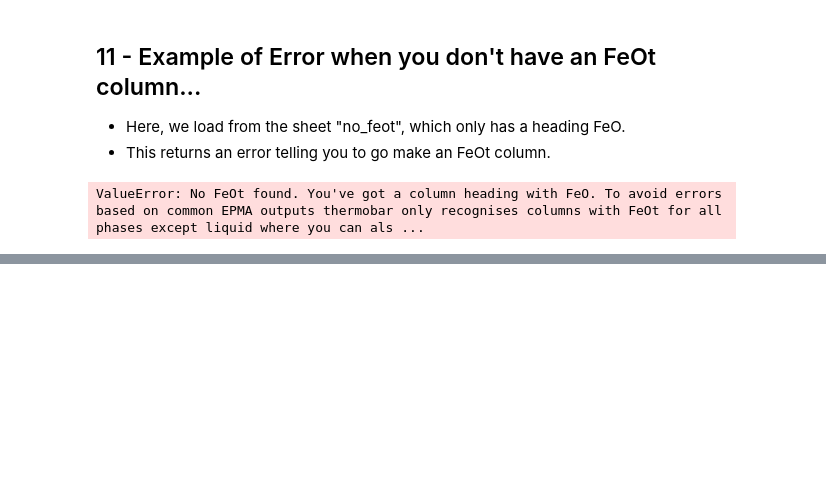
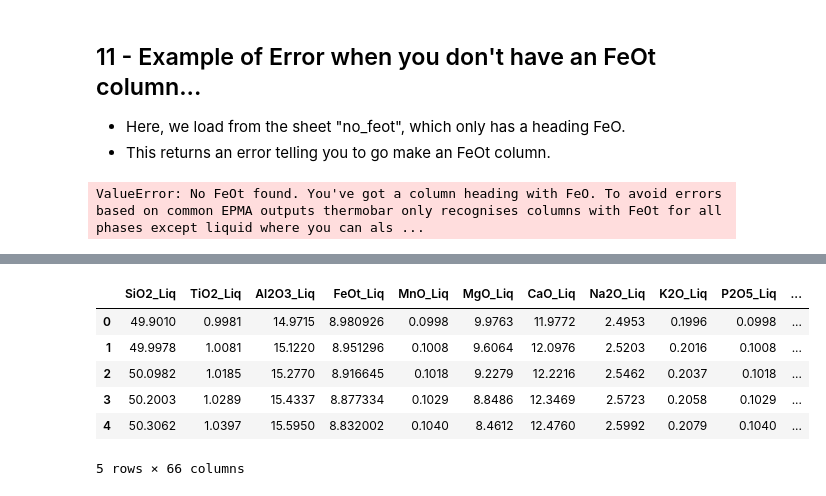
Before and after one commit to PennyWieser/Thermobar, a Jupyter notebook: docs/Examples/Five_min_intro.ipynb, the cells around one changed output, grey strips where cells are left out. Cells and saved outputs as stored; diff of their text form; code cells hidden in the pictures; blank space fills up the shorter version.

```diff
--- a/docs/Examples/Five_min_intro.ipynb
+++ b/docs/Examples/Five_min_intro.ipynb
@@ -202,0 +227,10 @@ ValueError: No FeOt found. You've got a column heading with FeO. To avoid errors
+# %%
+df_out.head()
+# %% [output]
+|  | SiO2_Liq | TiO2_Liq | Al2O3_Liq | FeOt_Liq | MnO_Liq | MgO_Liq | CaO_Liq | Na2O_Liq | K2O_Liq | P2O5_Liq | ... |
+| 0 | 49.9010 | 0.9981 | 14.9715 | 8.980926 | 0.0998 | 9.9763 | 11.9772 | 2.4953 | 0.1996 | 0.0998 | ... |
+| 1 | 49.9978 | 1.0081 | 15.1220 | 8.951296 | 0.1008 | 9.6064 | 12.0976 | 2.5203 | 0.2016 | 0.1008 | ... |
+| 2 | 50.0982 | 1.0185 | 15.2770 | 8.916645 | 0.1018 | 9.2279 | 12.2216 | 2.5462 | 0.2037 | 0.1018 | ... |
+| 3 | 50.2003 | 1.0289 | 15.4337 | 8.877334 | 0.1029 | 8.8486 | 12.3469 | 2.5723 | 0.2058 | 0.1029 | ... |
+| 4 | 50.3062 | 1.0397 | 15.5950 | 8.832002 | 0.1040 | 8.4612 | 12.4760 | 2.5992 | 0.2079 | 0.1040 | ... |
+5 rows × 66 columns
```
Also changed, not shown: parts of 12 cells of this notebook, 3 other files.
